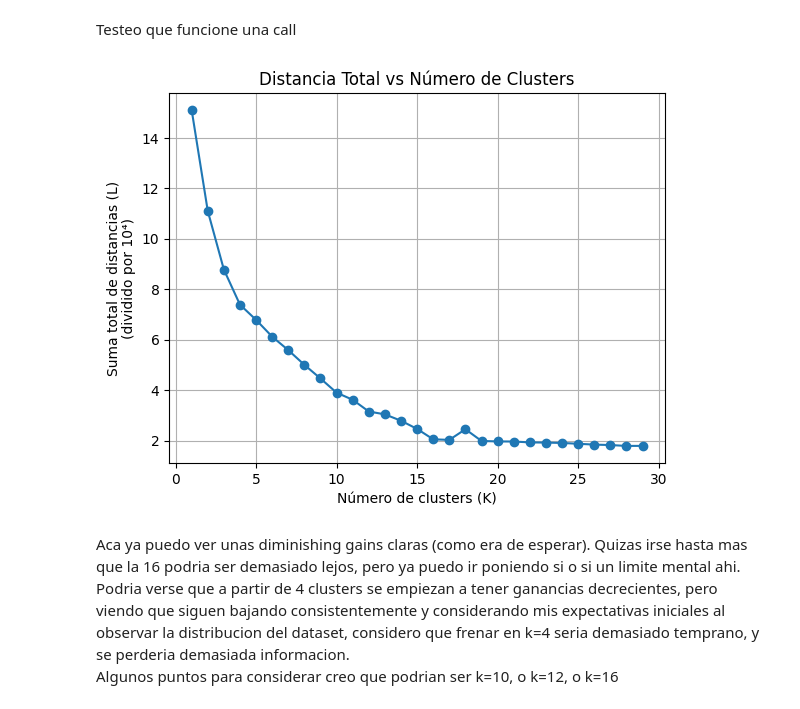
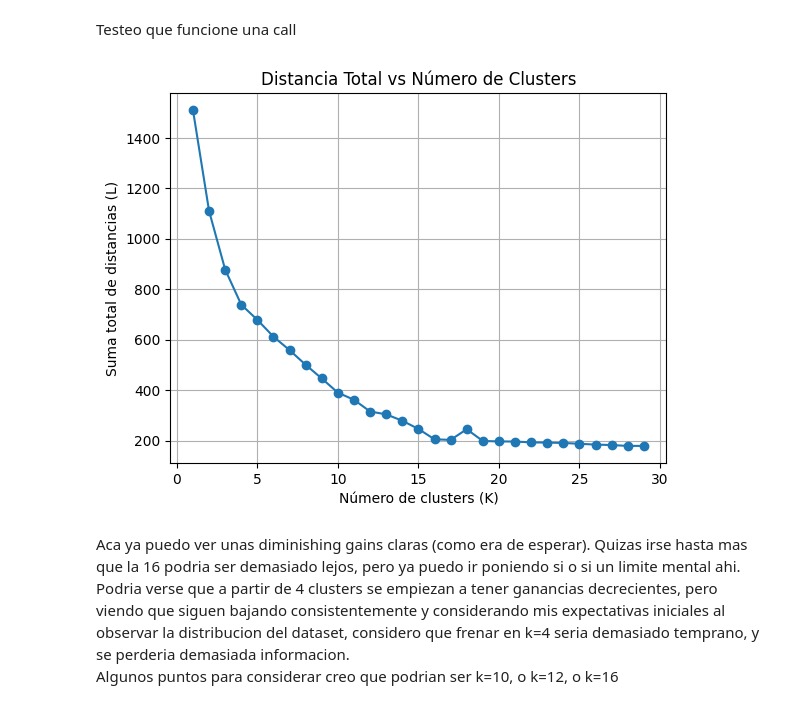
Before and after one commit to manumei/ML-TP4, a Jupyter notebook: Meiriño_Manuel_Notebook.ipynb, the cells around one changed output. Saved outputs shown, nothing was run; the diff lists cells and outputs as text; code cells hidden in the pictures.

```diff
--- a/Meiriño_Manuel_Notebook.ipynb
+++ b/Meiriño_Manuel_Notebook.ipynb
@@ -72,5 +73,5 @@ print(summary_table)
 Con estos valores, puedo dividir por 10,000 por ejemplo
 # %%
 # Normalization
-clust_df = clusters.astype(np.float32) / 10_000
+clust_df = (clusters - clusters.min()) / (clusters.max() - clusters.min())
 clust = clust_df.values
@@ -128,14 +148,14 @@ for K in Ks:
     L_dists.append(L)
     data[K] = [labels_cp, centroids_cp, L]
 # %%
-plt.plot(Ks, np.array(L_dists) / 1e4, marker='o')
+plt.plot(Ks, np.array(L_dists), marker='o')
 plt.xlabel("Número de clusters (K)")
-plt.ylabel("Suma total de distancias (L)\n(dividido por 10⁴)")
+plt.ylabel("Suma total de distancias (L)")
 plt.title("Distancia Total vs Número de Clusters")
 plt.grid(True)
 plt.show()
 # %% [output]
-[figure, old version]
+[figure, new version]
 # %% [markdown]
 Aca ya puedo ver unas diminishing gains claras (como era de esperar). Quizas irse hasta mas que la 16 podria ser demasiado lejos, pero ya puedo ir poniendo si o si un limite mental ahi.<br>Podria verse que a partir de 4 clusters se empiezan a tener ganancias decrecientes, pero viendo que siguen bajando consistentemente y considerando mis expectativas iniciales al observar la distribucion del dataset, considero que frenar en k=4 seria demasiado temprano, y se perderia demasiada informacion.<br>Algunos puntos para considerar creo que podrian ser k=10, o k=12, o k=16
 # %%
```
Also changed, not shown: parts of 9 cells of this notebook.
